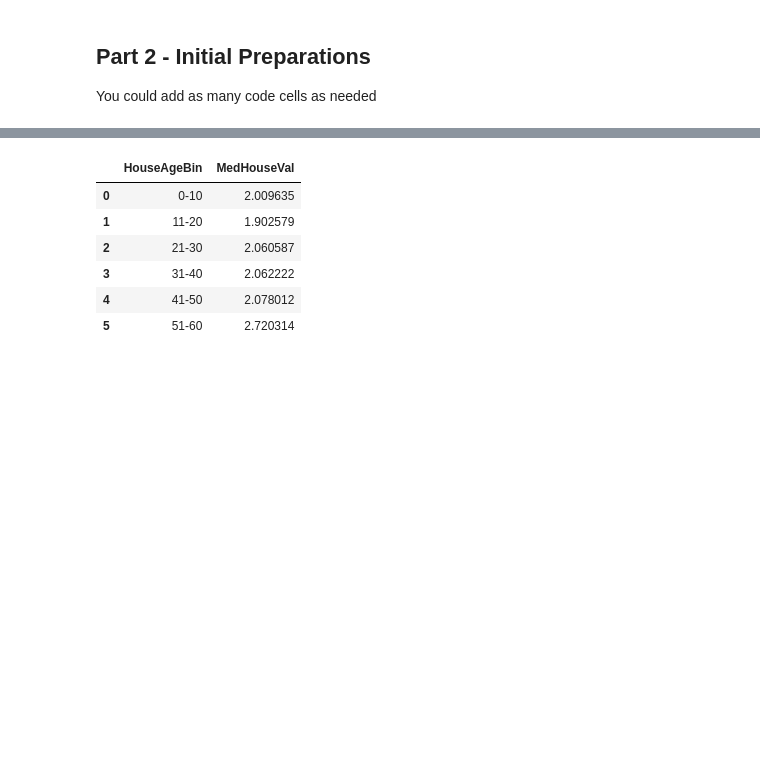
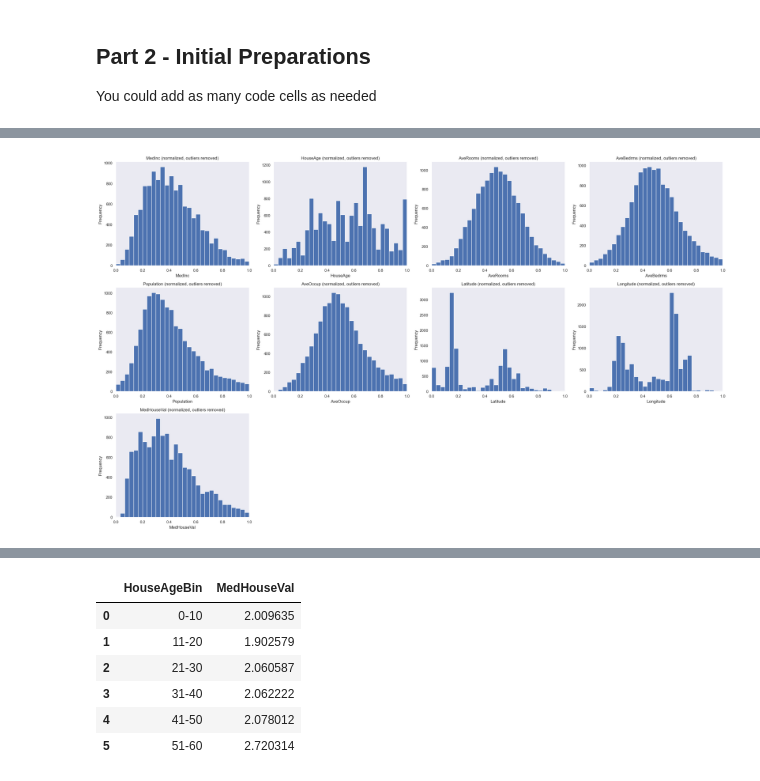
Before and after one commit to afik191/MachineLearningProject, a Jupyter notebook: Assignment2_supervised_learning_flow.ipynb, the cells around one changed output, grey strips where cells are left out. Cells and saved outputs as stored; diff of their text form; code cells hidden in the pictures; blank space fills up the shorter version.

```diff
--- a/Assignment2_supervised_learning_flow.ipynb
+++ b/Assignment2_supervised_learning_flow.ipynb
@@ -151,0 +156,48 @@ plt.show()
+# %%
+from sklearn.preprocessing import MinMaxScaler
+
+# Function to remove outliers using IQR and normalize
+def remove_outliers_iqr(df, columns):
+    df_clean = df.copy()
+    for col in columns:
+        Q1 = df_clean[col].quantile(0.25)
+        Q3 = df_clean[col].quantile(0.75)
+        IQR = Q3 - Q1
+        lower_bound = Q1 - 1.5 * IQR
+        upper_bound = Q3 + 1.5 * IQR
+        df_clean = df_clean[(df_clean[col] >= lower_bound) & (df_clean[col] <= upper_bound)]
+    return df_clean
+
+# Copy and select numeric features
+X = train_df.copy()
+continuous_features = X.select_dtypes(include='number').columns.tolist()
+
+# Remove outliers
+X_clean = remove_outliers_iqr(X, continuous_features)
+
+# Normalize the cleaned data
+scaler = MinMaxScaler()
+X_clean[continuous_features] = scaler.fit_transform(X_clean[continuous_features])
+
+# Plot histograms
+n_plots = len(continuous_features)
+plot_in_line = 4
+plot_lines = int(np.ceil(n_plots / plot_in_line))
+
+fig, axes = plt.subplots(plot_lines, plot_in_line, figsize=(25, 5 * plot_lines))
+axes = axes.reshape(-1)
+
+for i, ax in enumerate(axes):
+    if i >= n_plots:
+        ax.set_visible(False)
+        continue
+    X_clean.hist(column=continuous_features[i], ax=ax, bins=30, grid=False)
+    ax.set_title(f"{continuous_features[i]} (normalized, outliers removed)")
+    ax.set_xlabel(continuous_features[i])
+    ax.set_ylabel("Frequency")
+    ax.set_xlim(0, 1)
+
+plt.tight_layout()
+plt.show()
+# %% [output]
+[figure, added]
```
Also changed, not shown: parts of 24 cells of this notebook.
